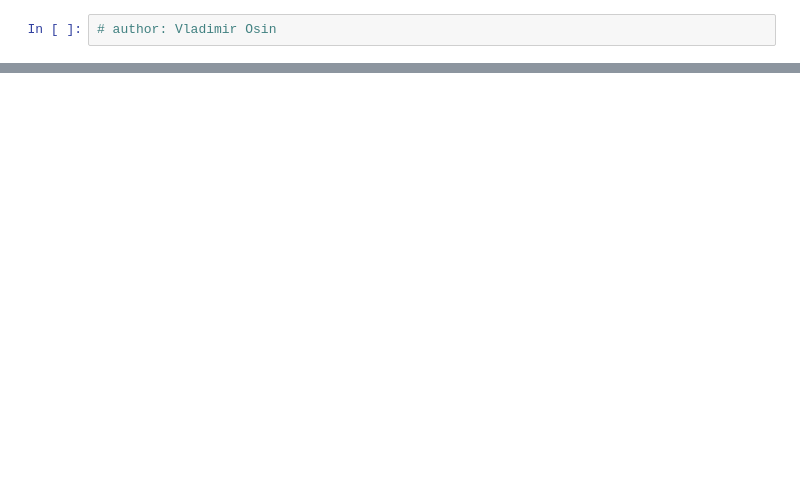
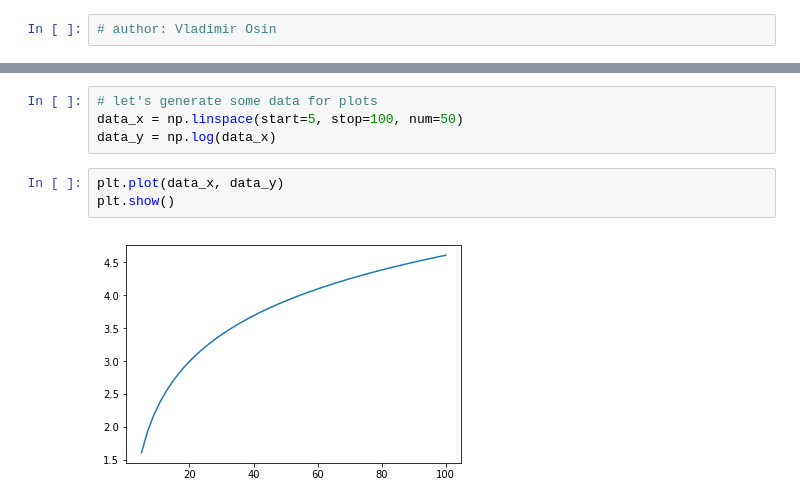
Before and after one commit to osin-vladimir/intro_to_data_science, a Jupyter notebook: Notebooks/intro_to_matplotlib.ipynb, the cells around one changed output, grey strips where cells are left out. Saved outputs shown, nothing was run; the diff lists cells and outputs as text; blank space fills up the shorter version.

```diff
--- a/Notebooks/intro_to_matplotlib.ipynb
+++ b/Notebooks/intro_to_matplotlib.ipynb
@@ -16,0 +22,9 @@ This allows NumPy to seamlessly and speedily integrate with a wide variety of da
+# %%
+# let's generate some data for plots
+data_x = np.linspace(start=5, stop=100, num=50)
+data_y = np.log(data_x)
+# %%
+plt.plot(data_x, data_y)
+plt.show()
+# %% [output]
+[figure, added]
```
Also changed, not shown: parts of 12 cells of this notebook, 1 other file.
